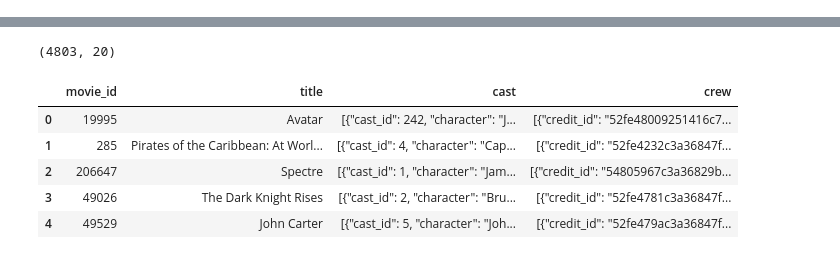
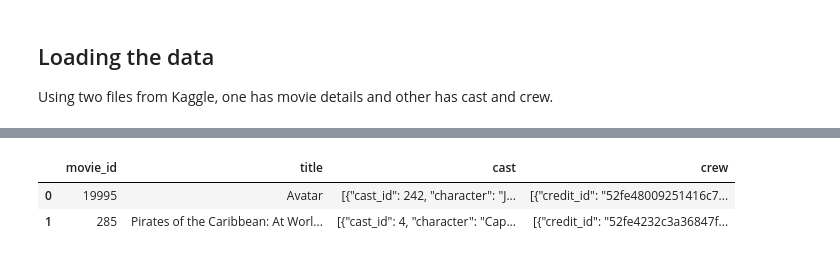
Before and after one commit to DeepAnshu-7/Movie-Recommender-System, a Jupyter notebook: project.ipynb, the cells around one changed output, grey strips where cells are left out. Cells and saved outputs as stored; diff of their text form; code cells hidden in the pictures.

```diff
--- a/project.ipynb
+++ b/project.ipynb
@@ -19,3 +7,6 @@ for dirname, _, filenames in os.walk('/kaggle/input'):
+# %% [markdown]
+## Loading the data
+Using two files from Kaggle, one has movie details and other has cast and crew.
 # %%
 movies = pd.read_csv('tmdb_5000_movies.csv')
 credits = pd.read_csv('tmdb_5000_credits.csv')
@@ -25,16 +16,9 @@ movies.head(2)
 |  | budget | genres | homepage | id | keywords | original_language | original_title | overview | ... |
 | 0 | 237000000 | [{"id": 28, "name": "Action"}, {"... | http://www.avatarmovie.com/ | 19995 | [{"id": 1463, "name": "culture cl... | en | Avatar | In the 22nd century, a paraplegic... | ... |
 | 1 | 300000000 | [{"id": 12, "name": "Adventure"},... | http://disney.go.com/disneypictur... | 285 | [{"id": 270, "name": "ocean"}, {"... | en | Pirates of the Caribbean: At Worl... | Captain Barbossa, long believed t... | ... |
-# %%
-movies.shape
-# %% [output]
-(4803, 20)
 # %%
-credits.head()
+credits.head(2)
 # %% [output]
 |  | movie_id | title | cast | crew |
 | 0 | 19995 | Avatar | [{"cast_id": 242, "character": "J... | [{"credit_id": "52fe48009251416c7... |
 | 1 | 285 | Pirates of the Caribbean: At Worl... | [{"cast_id": 4, "character": "Cap... | [{"credit_id": "52fe4232c3a36847f... |
-| 2 | 206647 | Spectre | [{"cast_id": 1, "character": "Jam... | [{"credit_id": "54805967c3a36829b... |
-| 3 | 49026 | The Dark Knight Rises | [{"cast_id": 2, "character": "Bru... | [{"credit_id": "52fe4781c3a36847f... |
-| 4 | 49529 | John Carter | [{"cast_id": 5, "character": "Joh... | [{"credit_id": "52fe479ac3a36847f... |
```
Also changed, not shown: parts of 64 cells of this notebook, 6 other files.
